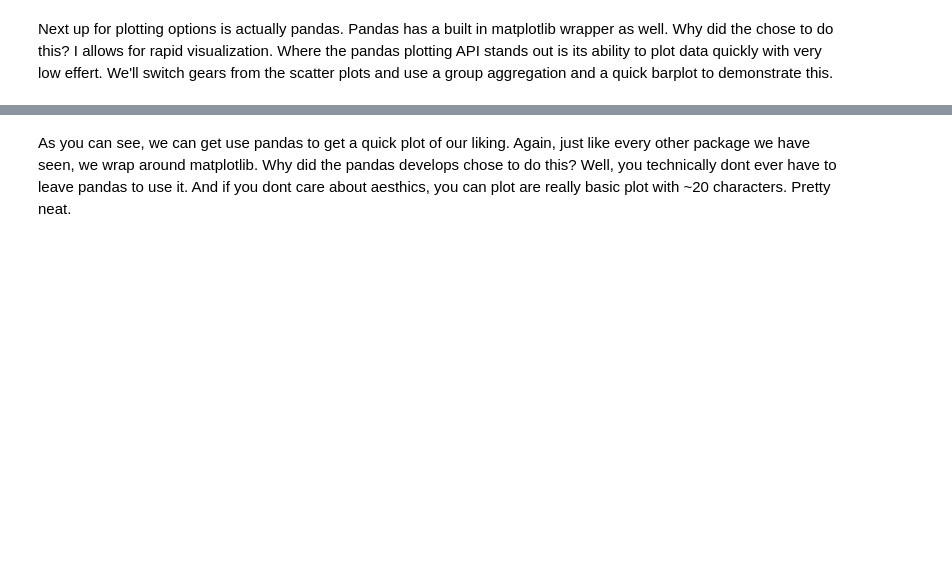
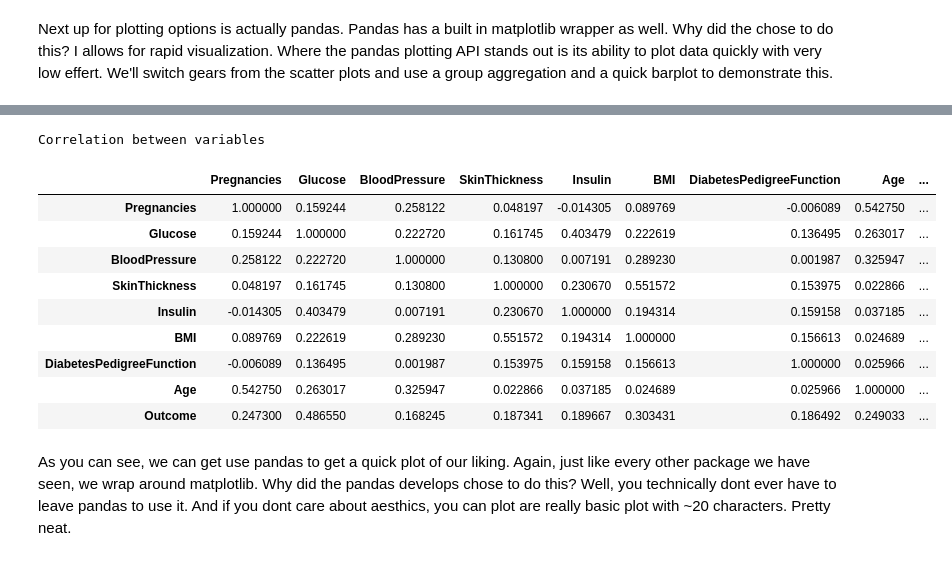
Before and after one commit to Mschaid/Blog, a Jupyter notebook: data_viz.ipynb, the cells around one changed output, grey strips where cells are left out. Drawn from its saved outputs; the diff is of its cells as text; code cells hidden in the pictures; blank space fills up the shorter version.

```diff
--- a/data_viz.ipynb
+++ b/data_viz.ipynb
@@ -195,4 +197,24 @@ Text(0.5, 0, '')
 [figure]
+# %%
+styles = [dict(selector="caption",
+            props=[("text-align", "left"),
+                   ("font-size", "150%")])]
+(diab.corr().style
+.set_caption("Correlation between variables").set_table_styles(styles)
+.background_gradient(axis=0, cmap="twilight")
+)
+# %% [output]
+Correlation between variables
+|  | Pregnancies | Glucose | BloodPressure | SkinThickness | Insulin | BMI | DiabetesPedigreeFunction | Age | ... |
+| Pregnancies | 1.000000 | 0.159244 | 0.258122 | 0.048197 | -0.014305 | 0.089769 | -0.006089 | 0.542750 | ... |
+| Glucose | 0.159244 | 1.000000 | 0.222720 | 0.161745 | 0.403479 | 0.222619 | 0.136495 | 0.263017 | ... |
+| BloodPressure | 0.258122 | 0.222720 | 1.000000 | 0.130800 | 0.007191 | 0.289230 | 0.001987 | 0.325947 | ... |
+| SkinThickness | 0.048197 | 0.161745 | 0.130800 | 1.000000 | 0.230670 | 0.551572 | 0.153975 | 0.022866 | ... |
+| Insulin | -0.014305 | 0.403479 | 0.007191 | 0.230670 | 1.000000 | 0.194314 | 0.159158 | 0.037185 | ... |
+| BMI | 0.089769 | 0.222619 | 0.289230 | 0.551572 | 0.194314 | 1.000000 | 0.156613 | 0.024689 | ... |
+| DiabetesPedigreeFunction | -0.006089 | 0.136495 | 0.001987 | 0.153975 | 0.159158 | 0.156613 | 1.000000 | 0.025966 | ... |
+| Age | 0.542750 | 0.263017 | 0.325947 | 0.022866 | 0.037185 | 0.024689 | 0.025966 | 1.000000 | ... |
+| Outcome | 0.247300 | 0.486550 | 0.168245 | 0.187341 | 0.189667 | 0.303431 | 0.186492 | 0.249033 | ... |
 # %% [markdown]
 As you can see, we can get use pandas to get a quick plot of our liking. Again, just like every other package we have seen, we wrap around matplotlib. Why did the pandas develops chose to do this? Well, you technically dont ever have to leave pandas to use it. And if you dont care about aesthics, you can plot are really basic plot with ~20 characters. Pretty neat.
 # %% [markdown]
```
Also changed, not shown: parts of 3 cells of this notebook.
